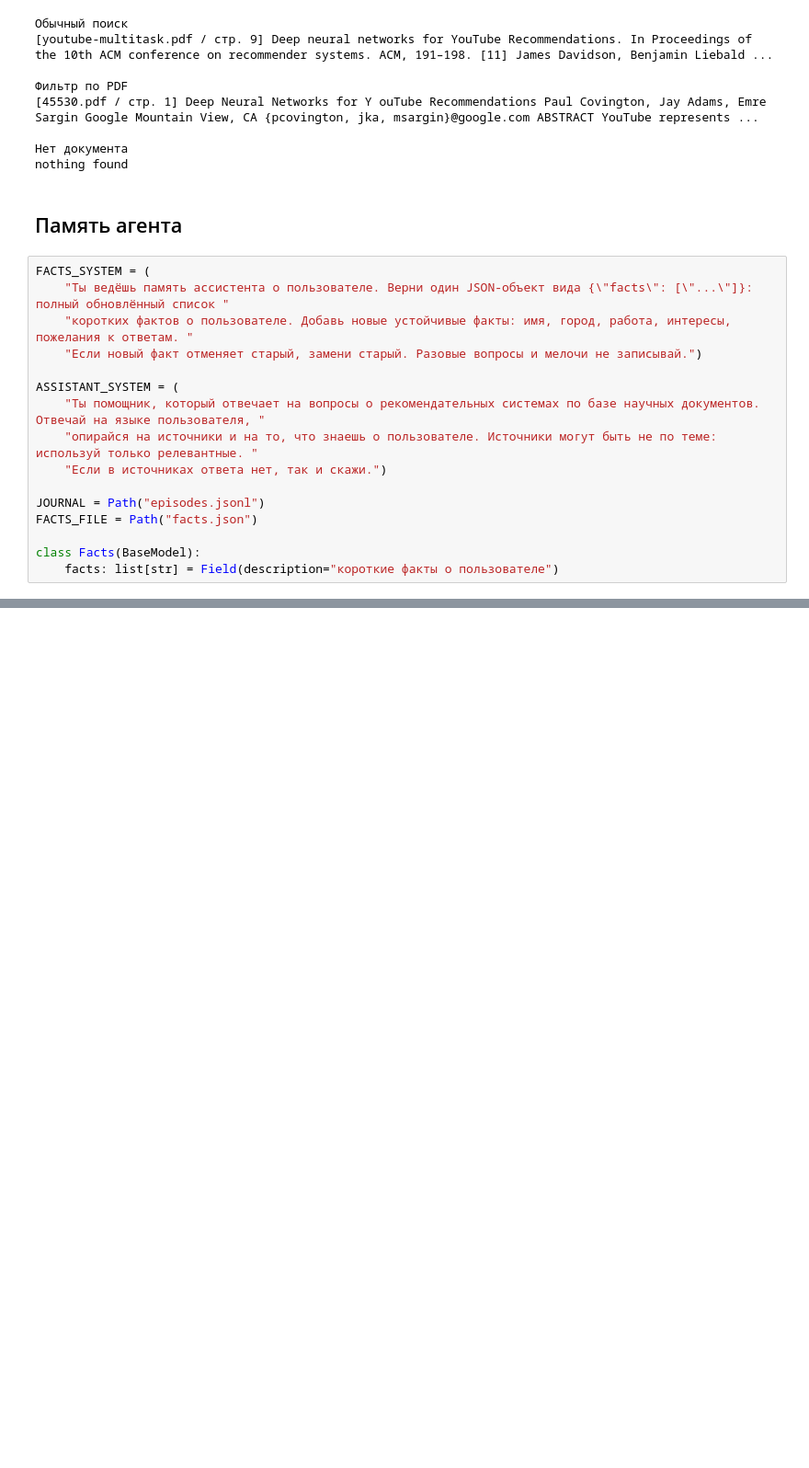
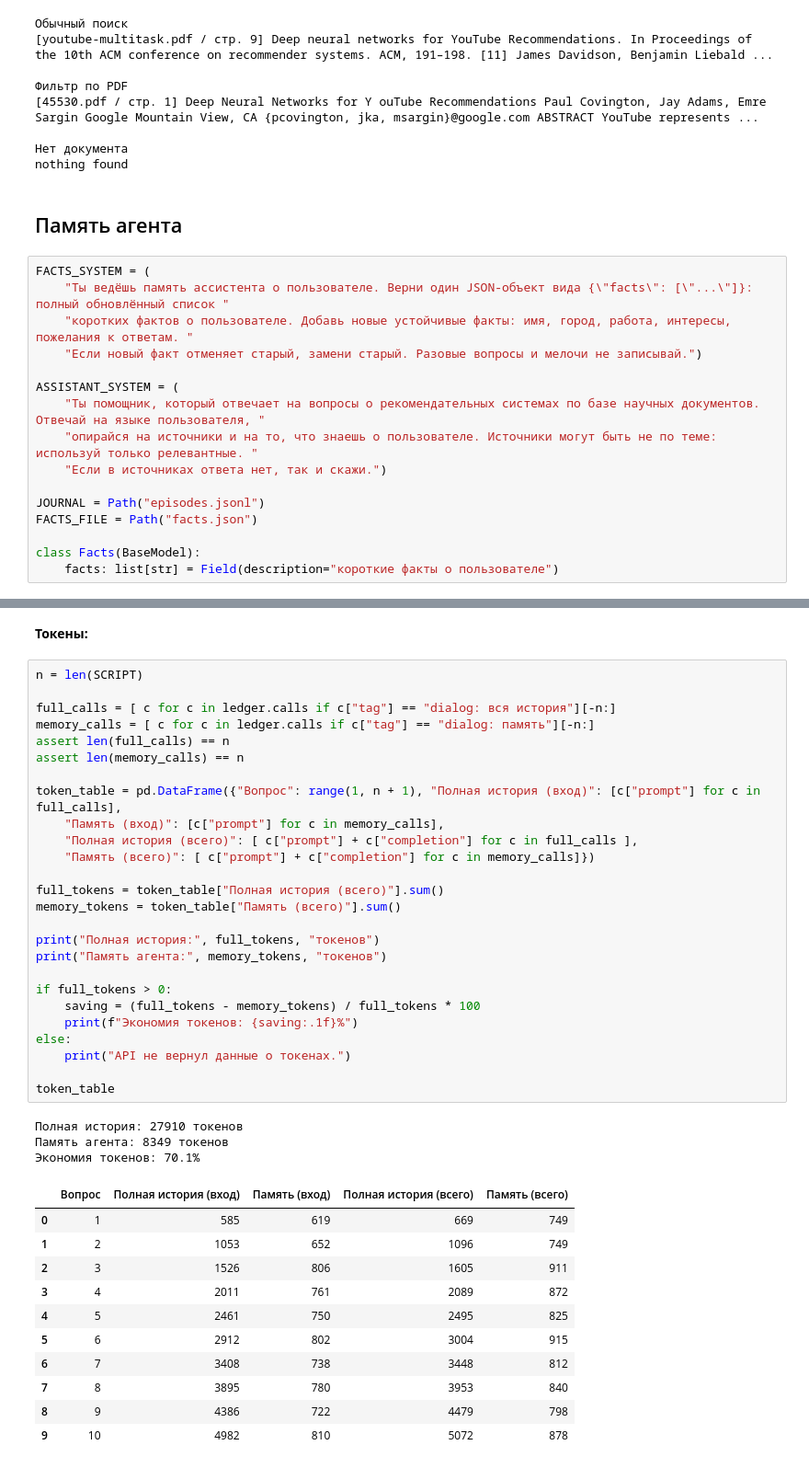
Before and after one commit to dshkkp/llm-rag-homework-02, a Jupyter notebook: homework02.ipynb, the cells around one changed output, grey strips where cells are left out. Shown at 92% size. Saved outputs shown, nothing was run; the diff lists cells and outputs as text; blank space fills up the shorter version.

```diff
--- a/homework02.ipynb
+++ b/homework02.ipynb
@@ -866,0 +1156,43 @@ class Facts(BaseModel):
+# %% [markdown]
+**Токены:**
+# %%
+n = len(SCRIPT)
+
+full_calls = [ c for c in ledger.calls if c["tag"] == "dialog: вся история"][-n:]
+memory_calls = [ c for c in ledger.calls if c["tag"] == "dialog: память"][-n:]
+assert len(full_calls) == n
+assert len(memory_calls) == n
+
+token_table = pd.DataFrame({"Вопрос": range(1, n + 1), "Полная история (вход)": [c["prompt"] for c in full_calls],
+    "Память (вход)": [c["prompt"] for c in memory_calls],
+    "Полная история (всего)": [ c["prompt"] + c["completion"] for c in full_calls ],
+    "Память (всего)": [ c["prompt"] + c["completion"] for c in memory_calls]})
+
+full_tokens = token_table["Полная история (всего)"].sum()
+memory_tokens = token_table["Память (всего)"].sum()
+
+print("Полная история:", full_tokens, "токенов")
+print("Память агента:", memory_tokens, "токенов")
+
+if full_tokens > 0:
+    saving = (full_tokens - memory_tokens) / full_tokens * 100
+    print(f"Экономия токенов: {saving:.1f}%")
+else:
+    print("API не вернул данные о токенах.")
+
+token_table
+# %% [output]
+Полная история: 27910 токенов
+Память агента: 8349 токенов
+Экономия токенов: 70.1%
+|  | Вопрос | Полная история (вход) | Память (вход) | Полная история (всего) | Память (всего) |
+| 0 | 1 | 585 | 619 | 669 | 749 |
+| 1 | 2 | 1053 | 652 | 1096 | 749 |
+| 2 | 3 | 1526 | 806 | 1605 | 911 |
+| 3 | 4 | 2011 | 761 | 2089 | 872 |
+| 4 | 5 | 2461 | 750 | 2495 | 825 |
+| 5 | 6 | 2912 | 802 | 3004 | 915 |
+| 6 | 7 | 3408 | 738 | 3448 | 812 |
+| 7 | 8 | 3895 | 780 | 3953 | 840 |
+| 8 | 9 | 4386 | 722 | 4479 | 798 |
+| 9 | 10 | 4982 | 810 | 5072 | 878 |
```
Also changed, not shown: parts of 26 cells of this notebook, 4 other files.
